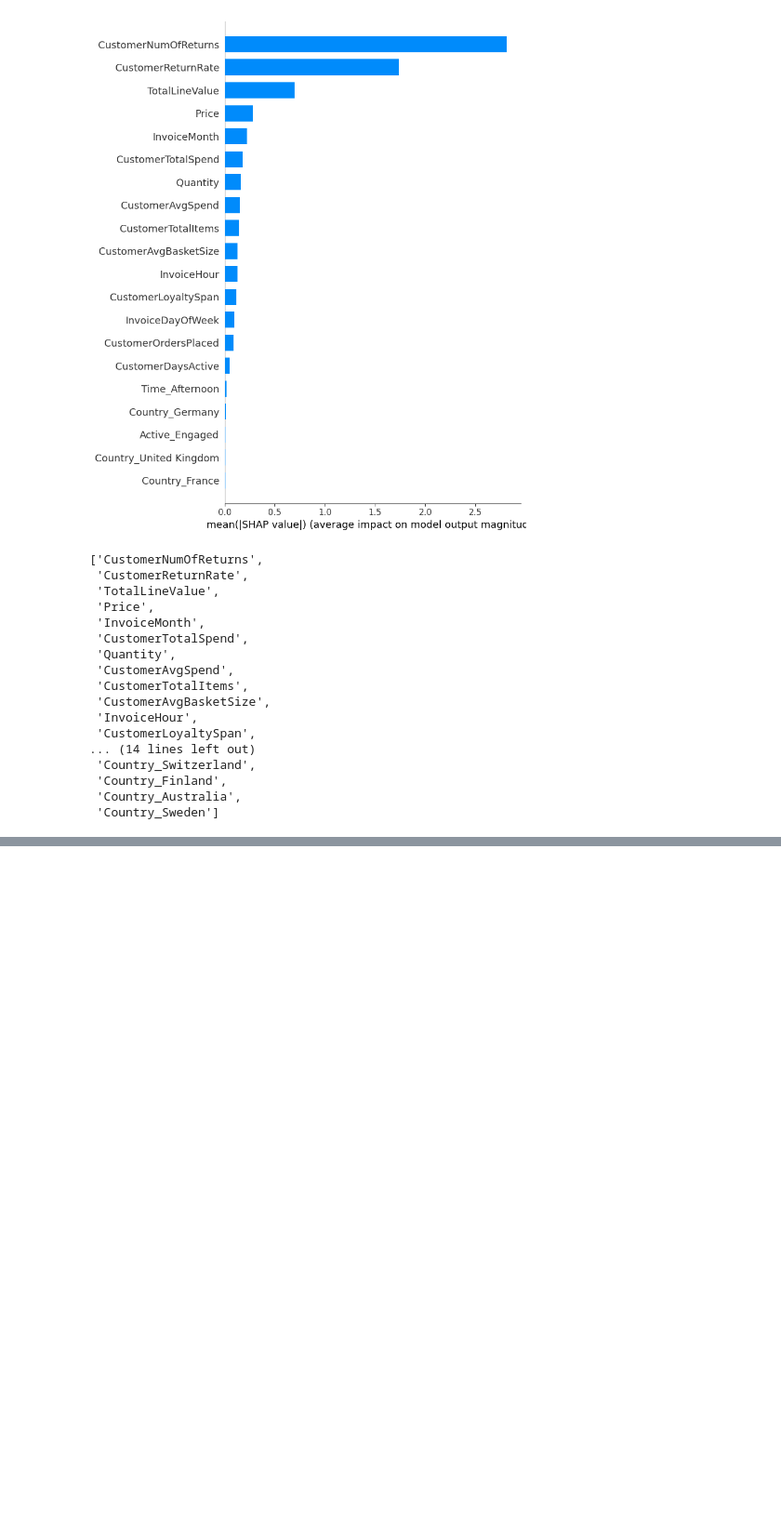
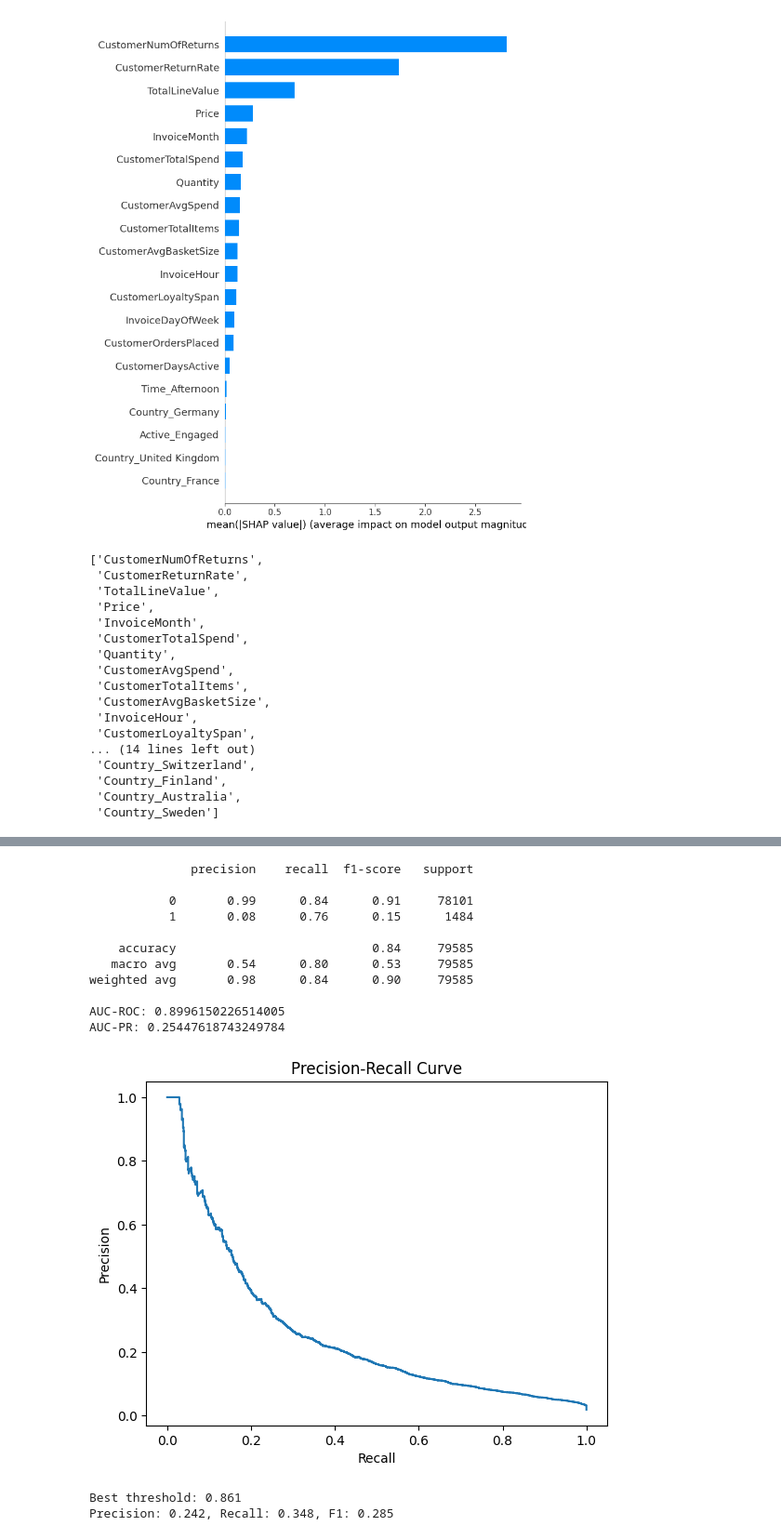
Before and after one commit to vivian-xia/Online_Retail_Customer_Returns, a Jupyter notebook: online_retail_return.ipynb, the cells around one changed output, grey strips where cells are left out. Shown at 93% size. Drawn from its saved outputs; the diff is of its cells as text; code cells hidden in the pictures; blank space fills up the shorter version.

```diff
--- a/online_retail_return.ipynb
+++ b/online_retail_return.ipynb
@@ -348,0 +377,5 @@ Parameters: { "use_label_encoder" } are not used.
+# %%
+X_train_shap = X_train[selected_features]
+X_test_shap = X_test[selected_features]
+
+xgb_model.fit(X_train_shap, y_train)
@@ -348,0 +397,42 @@ Parameters: { "use_label_encoder" } are not used.
+# %%
+y_pred = xgb_model.predict(X_test_shap)
+y_pred_proba = xgb_model.predict_proba(X_test_shap)[:, 1]
+# %%
+print(classification_report(y_test, y_pred))
+print(f"AUC-ROC: {roc_auc_score(y_test, y_pred_proba)}")
+
+precision, recall, _ = precision_recall_curve(y_test, y_pred_proba)
+auc_pr = auc(recall, precision)
+print(f"AUC-PR: {auc_pr}")
+
+plt.plot(recall, precision)
+plt.xlabel("Recall")
+plt.ylabel("Precision")
+plt.title("Precision-Recall Curve")
+plt.show()
+# %% [output]
+              precision    recall  f1-score   support
+
+           0       0.99      0.84      0.91     78101
+           1       0.08      0.76      0.15      1484
+
+    accuracy                           0.84     79585
+   macro avg       0.54      0.80      0.53     79585
+weighted avg       0.98      0.84      0.90     79585
+
+AUC-ROC: 0.8996150226514005
+AUC-PR: 0.25447618743249784
+[figure, added]
+# %%
+precision, recall, thresholds = precision_recall_curve(y_test, y_pred_proba)
+f1_scores = 2 * (precision * recall) / (precision + recall + 1e-6)  # Avoid divide-by-zero
+
+# Find the threshold that maximizes F1
+best_idx = np.argmax(f1_scores)
+best_threshold = thresholds[best_idx]
+
+print(f"Best threshold: {best_threshold:.3f}")
+print(f"Precision: {precision[best_idx]:.3f}, Recall: {recall[best_idx]:.3f}, F1: {f1_scores[best_idx]:.3f}")
+# %% [output]
+Best threshold: 0.861
+Precision: 0.242, Recall: 0.348, F1: 0.285
```
Also changed, not shown: parts of 11 cells of this notebook, 1 other file.
